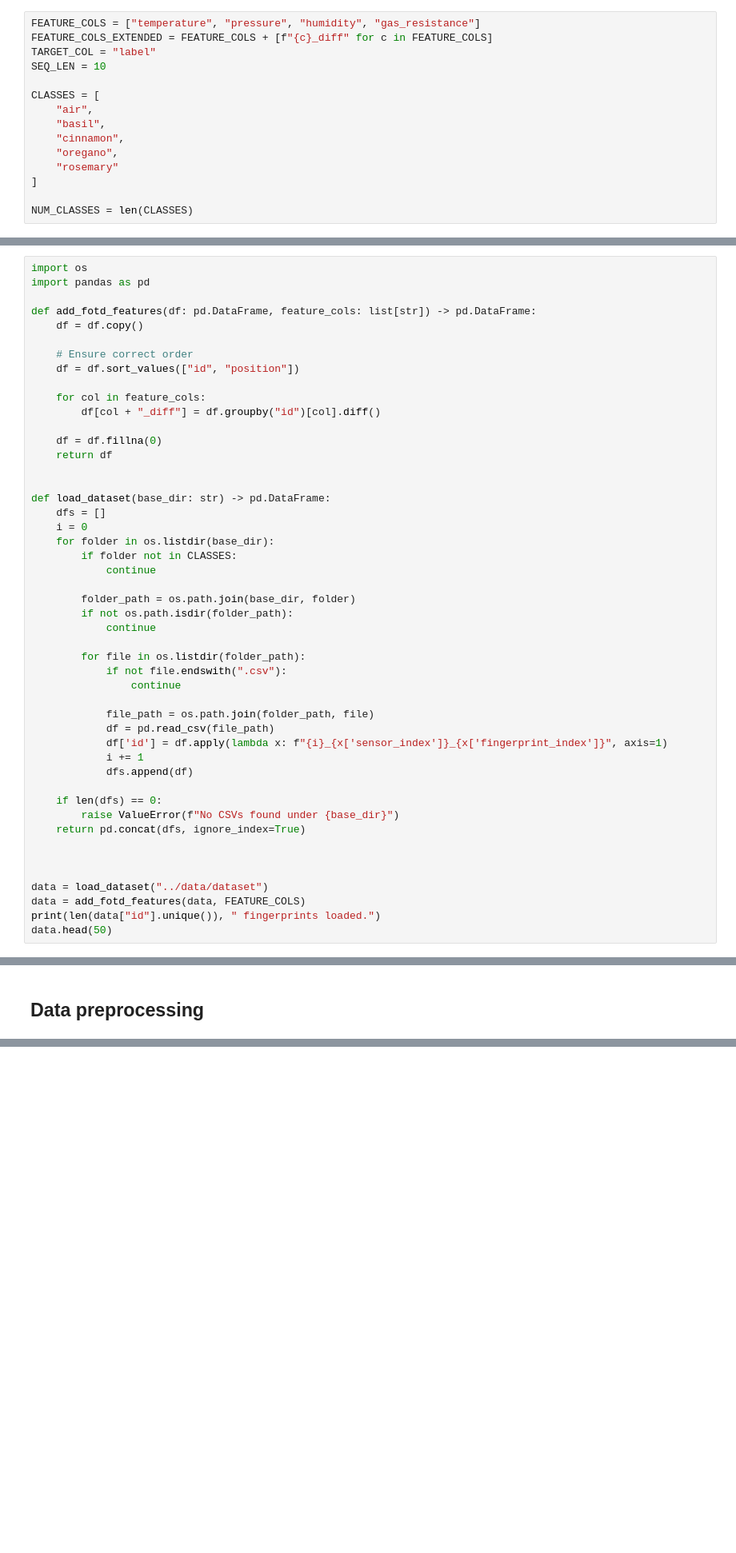
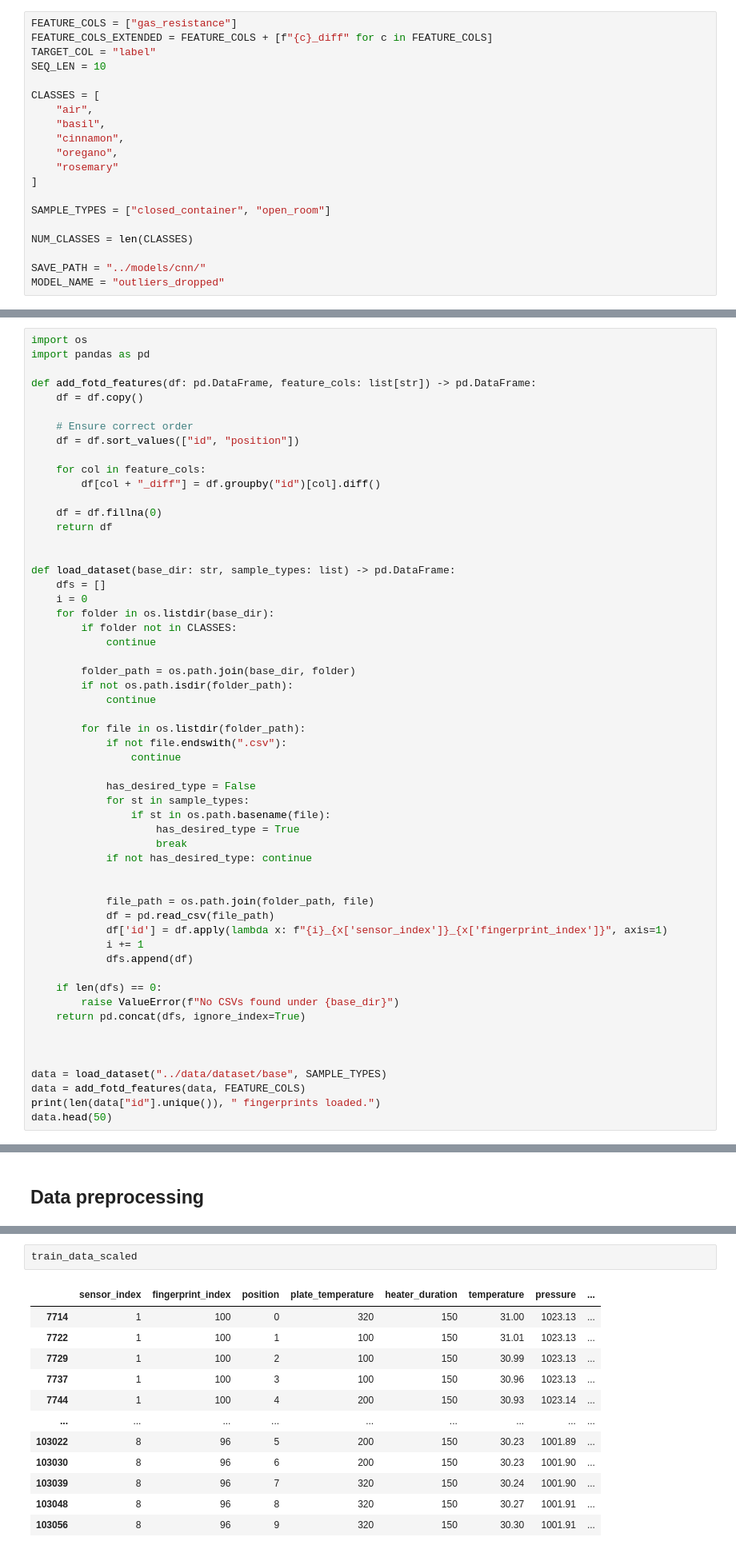
Before and after one commit to lucwl/olfactml, a Jupyter notebook: notebooks/cnn.ipynb, the cells around one changed output, grey strips where cells are left out. Shown at 80% size. Cells and saved outputs as stored; diff of their text form; blank space fills up the shorter version.

```diff
--- a/notebooks/cnn.ipynb
+++ b/notebooks/cnn.ipynb
@@ -36,7 +36,7 @@ os.environ['PYTHONHASHSEED'] = str(SEED)
 # %% [markdown]
 # Constants
 # %%
-FEATURE_COLS = ["temperature", "pressure", "humidity", "gas_resistance"]
+FEATURE_COLS = ["gas_resistance"]
 FEATURE_COLS_EXTENDED = FEATURE_COLS + [f"{c}_diff" for c in FEATURE_COLS]
 TARGET_COL = "label"
 SEQ_LEN = 10
@@ -49,7 +49,12 @@ CLASSES = [
     "rosemary"
 ]
 
+SAMPLE_TYPES = ["closed_container", "open_room"]
+
 NUM_CLASSES = len(CLASSES)
+
+SAVE_PATH = "../models/cnn/"
+MODEL_NAME = "outliers_dropped"
 # %% [markdown]
 # Load Data
 # %%
@@ -69,7 +74,7 @@ def add_fotd_features(df: pd.DataFrame, feature_cols: list[str]) -> pd.DataFrame
     return df
 
 
-def load_dataset(base_dir: str) -> pd.DataFrame:
+def load_dataset(base_dir: str, sample_types: list) -> pd.DataFrame:
     dfs = []
     i = 0
     for folder in os.listdir(base_dir):
@@ -84,6 +89,14 @@ def load_dataset(base_dir: str) -> pd.DataFrame:
             if not file.endswith(".csv"):
                 continue
 
+            has_desired_type = False
+            for st in sample_types:
+                if st in os.path.basename(file):
+                    has_desired_type = True
+                    break
+            if not has_desired_type: continue
+
+
             file_path = os.path.join(folder_path, file)
             df = pd.read_csv(file_path)
             df['id'] = df.apply(lambda x: f"{i}_{x['sensor_index']}_{x['fingerprint_index']}", axis=1)
@@ -96,7 +109,7 @@ def load_dataset(base_dir: str) -> pd.DataFrame:
 
 
 
-data = load_dataset("../data/dataset")
+data = load_dataset("../data/dataset/base", SAMPLE_TYPES)
 data = add_fotd_features(data, FEATURE_COLS)
 print(len(data["id"].unique()), " fingerprints loaded.")
 data.head(50)
@@ -219,0 +253,15 @@ for feat in FEATURE_COLS_EXTENDED:
+# %%
+train_data_scaled
+# %% [output]
+|  | sensor_index | fingerprint_index | position | plate_temperature | heater_duration | temperature | pressure | ... |
+| 7714 | 1 | 100 | 0 | 320 | 150 | 31.00 | 1023.13 | ... |
+| 7722 | 1 | 100 | 1 | 100 | 150 | 31.01 | 1023.13 | ... |
+| 7729 | 1 | 100 | 2 | 100 | 150 | 30.99 | 1023.13 | ... |
+| 7737 | 1 | 100 | 3 | 100 | 150 | 30.96 | 1023.13 | ... |
+| 7744 | 1 | 100 | 4 | 200 | 150 | 30.93 | 1023.14 | ... |
+| ... | ... | ... | ... | ... | ... | ... | ... | ... |
+| 103022 | 8 | 96 | 5 | 200 | 150 | 30.23 | 1001.89 | ... |
+| 103030 | 8 | 96 | 6 | 200 | 150 | 30.23 | 1001.90 | ... |
+| 103039 | 8 | 96 | 7 | 320 | 150 | 30.24 | 1001.90 | ... |
+| 103048 | 8 | 96 | 8 | 320 | 150 | 30.27 | 1001.91 | ... |
+| 103056 | 8 | 96 | 9 | 320 | 150 | 30.30 | 1001.91 | ... |
```
Also changed, not shown: parts of 23 cells of this notebook.
